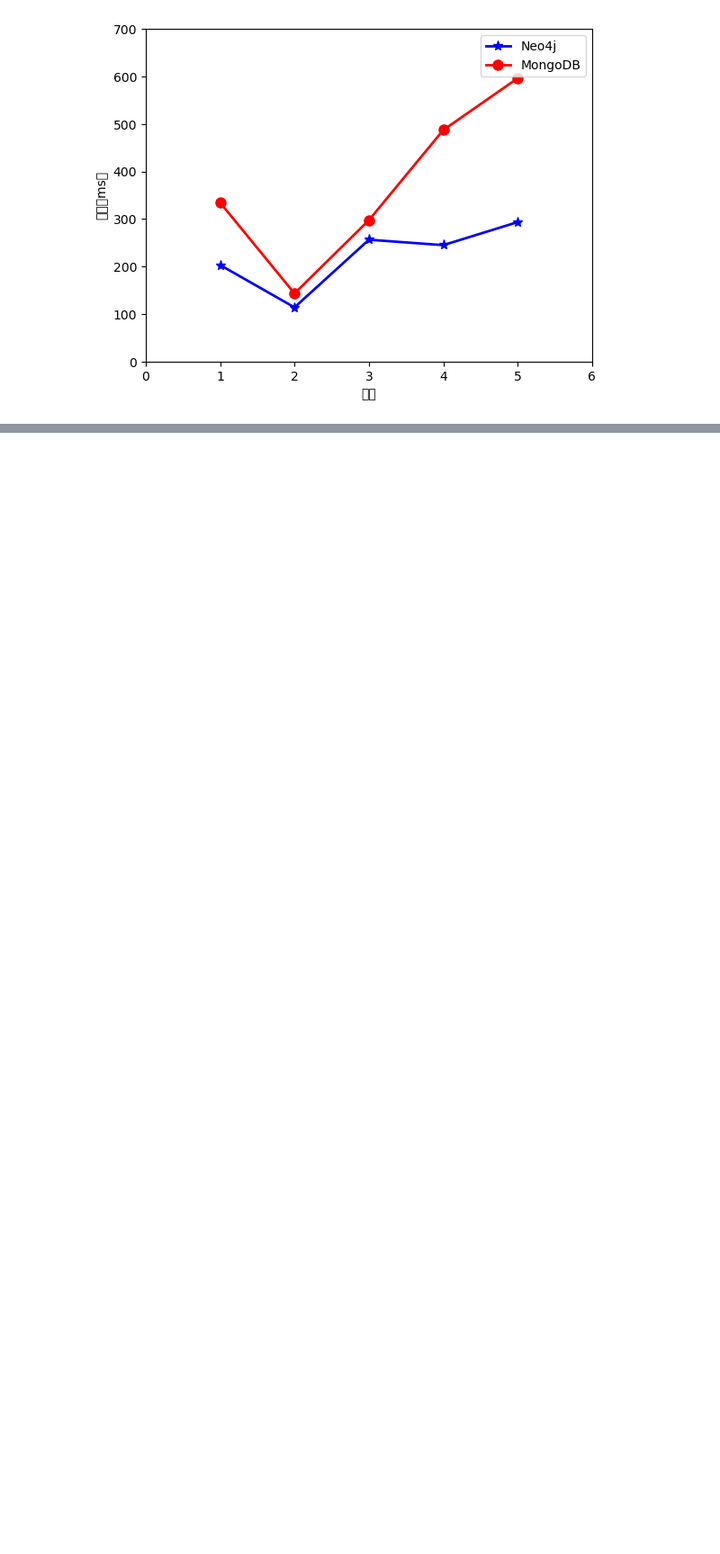
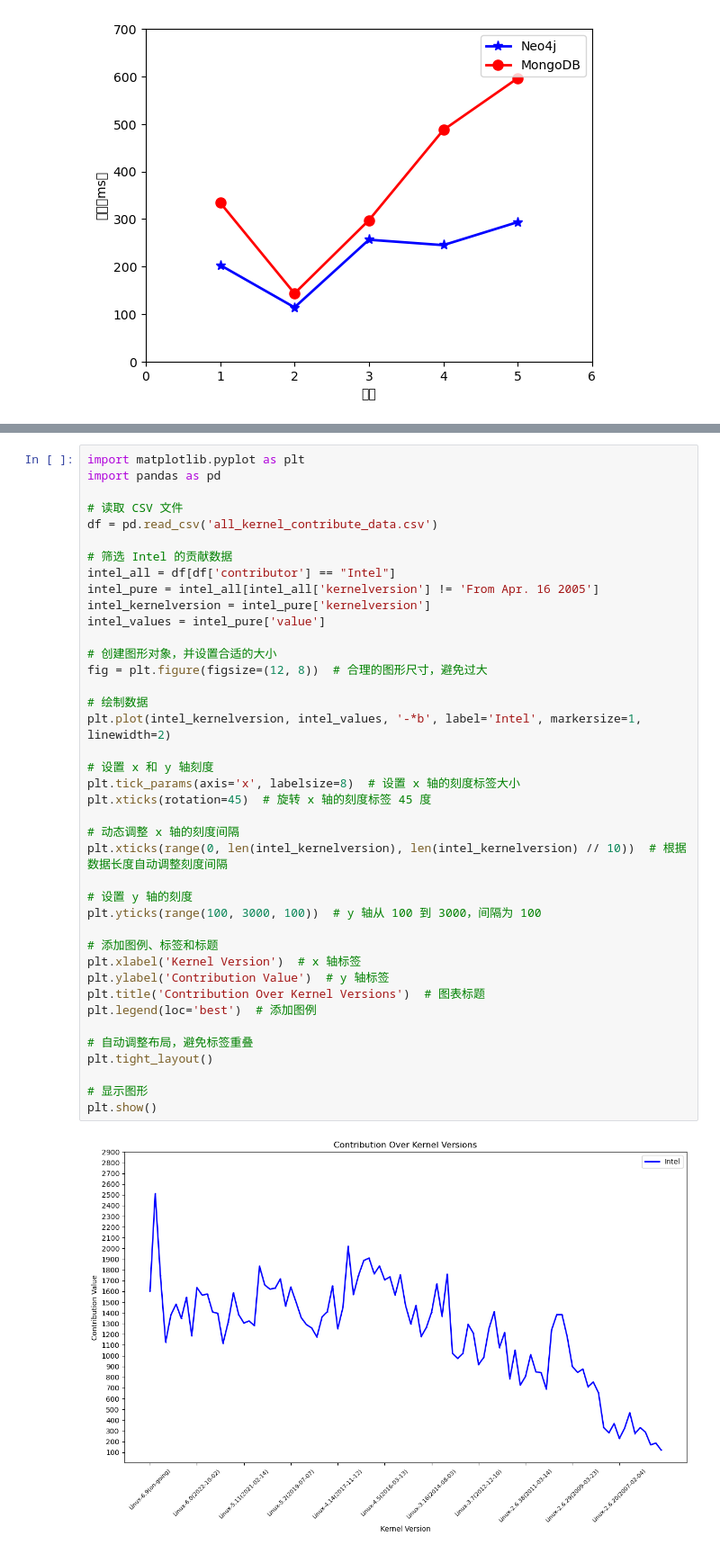
Before and after one commit to izhouliren/helloworld, a Jupyter notebook: chatgpt.ipynb, the cells around one changed output, grey strips where cells are left out. Shown: that part at 90% size. Drawn from its saved outputs; the diff is of its cells as text; blank space fills up the shorter version.

```diff
--- a/chatgpt.ipynb
+++ b/chatgpt.ipynb
@@ -207,0 +244,42 @@ plt.show()
+# %%
+import matplotlib.pyplot as plt
+import pandas as pd
+
+# 读取 CSV 文件
+df = pd.read_csv('all_kernel_contribute_data.csv')
+
+# 筛选 Intel 的贡献数据
+intel_all = df[df['contributor'] == "Intel"]
+intel_pure = intel_all[intel_all['kernelversion'] != 'From Apr. 16 2005']
+intel_kernelversion = intel_pure['kernelversion']
+intel_values = intel_pure['value']
+
+# 创建图形对象，并设置合适的大小
+fig = plt.figure(figsize=(12, 8))  # 合理的图形尺寸，避免过大
+
+# 绘制数据
+plt.plot(intel_kernelversion, intel_values, '-*b', label='Intel', markersize=1, linewidth=2)
+
+# 设置 x 和 y 轴刻度
+plt.tick_params(axis='x', labelsize=8)  # 设置 x 轴的刻度标签大小
+plt.xticks(rotation=45)  # 旋转 x 轴的刻度标签 45 度
+
+# 动态调整 x 轴的刻度间隔
+plt.xticks(range(0, len(intel_kernelversion), len(intel_kernelversion) // 10))  # 根据数据长度自动调整刻度间隔
+
+# 设置 y 轴的刻度
+plt.yticks(range(100, 3000, 100))  # y 轴从 100 到 3000，间隔为 100
+
+# 添加图例、标签和标题
+plt.xlabel('Kernel Version')  # x 轴标签
+plt.ylabel('Contribution Value')  # y 轴标签
+plt.title('Contribution Over Kernel Versions')  # 图表标题
+plt.legend(loc='best')  # 添加图例
+
+# 自动调整布局，避免标签重叠
+plt.tight_layout()
+
+# 显示图形
+plt.show()
+# %% [output]
+[figure, added]
```
Also changed, not shown: parts of 3 cells of this notebook, 1 other file.
